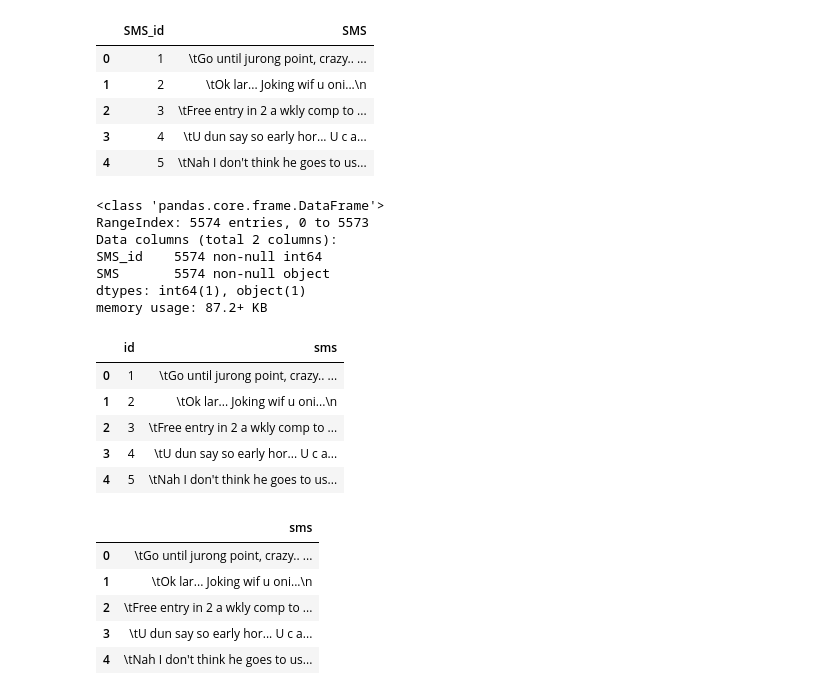
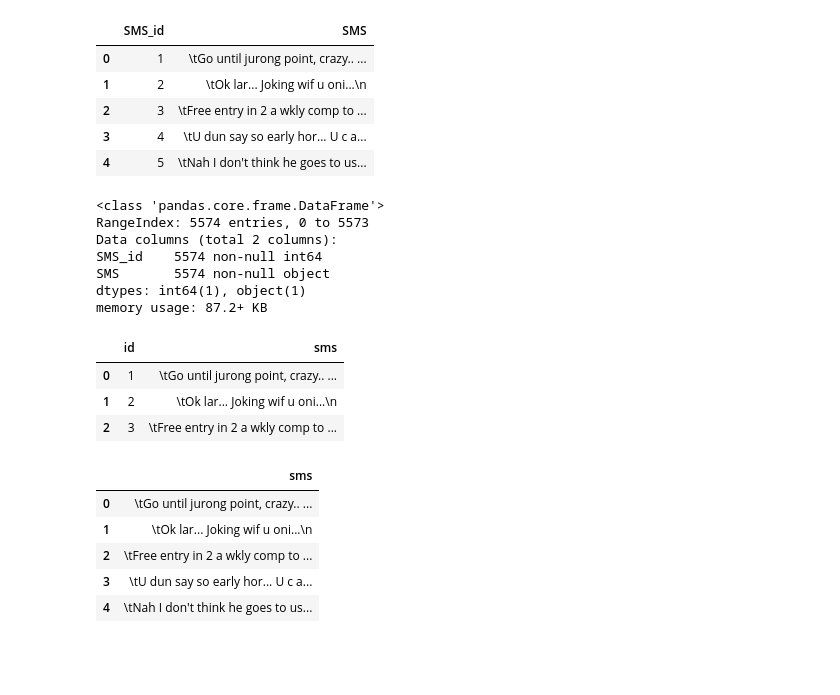
Before and after one commit to raphelemmanuvel/ml-spam-classification, a Jupyter notebook: notebooks/spam_detection.ipynb, the cells around one changed output. Drawn from its saved outputs; the diff is of its cells as text; code cells hidden in the pictures; blank space fills up the shorter version.

```diff
--- a/notebooks/spam_detection.ipynb
+++ b/notebooks/spam_detection.ipynb
@@ -19,14 +20,15 @@ raw_dataset.head(5)
 | 2 | 3 | \tFree entry in 2 a wkly comp to ... |
 | 3 | 4 | \tU dun say so early hor... U c a... |
 | 4 | 5 | \tNah I don't think he goes to us... |
-# %%
-raw_dataset.info()
-# %% [output]
-<class 'pandas.core.frame.DataFrame'>
-RangeIndex: 5574 entries, 0 to 5573
-Data columns (total 2 columns):
-SMS_id    5574 non-null int64
-SMS       5574 non-null object
-dtypes: int64(1), object(1)
-memory usage: 87.2+ KB
+# %%
+# Get dataset info
+raw_dataset.info()
+# %% [output]
+<class 'pandas.core.frame.DataFrame'>
+RangeIndex: 5574 entries, 0 to 5573
+Data columns (total 2 columns):
+SMS_id    5574 non-null int64
+SMS       5574 non-null object
+dtypes: int64(1), object(1)
+memory usage: 87.2+ KB
 # %%
@@ -33,11 +36,9 @@ memory usage: 87.2+ KB
 raw_dataset = raw_dataset.rename(columns={"SMS_id": "id","SMS":"sms"})
 # %%
-raw_dataset.head(5)
+raw_dataset.head(3)
 # %% [output]
 |  | id | sms |
 | 0 | 1 | \tGo until jurong point, crazy.. ... |
 | 1 | 2 | \tOk lar... Joking wif u oni...\n |
 | 2 | 3 | \tFree entry in 2 a wkly comp to ... |
-| 3 | 4 | \tU dun say so early hor... U c a... |
-| 4 | 5 | \tNah I don't think he goes to us... |
 # %%
```
Also changed, not shown: parts of 41 cells of this notebook, 5 other files.
